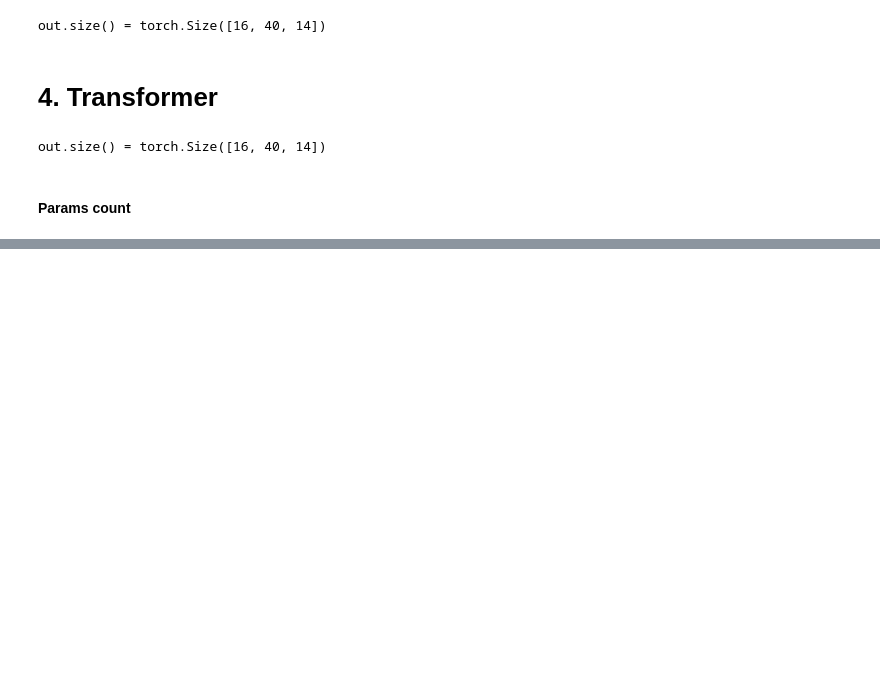
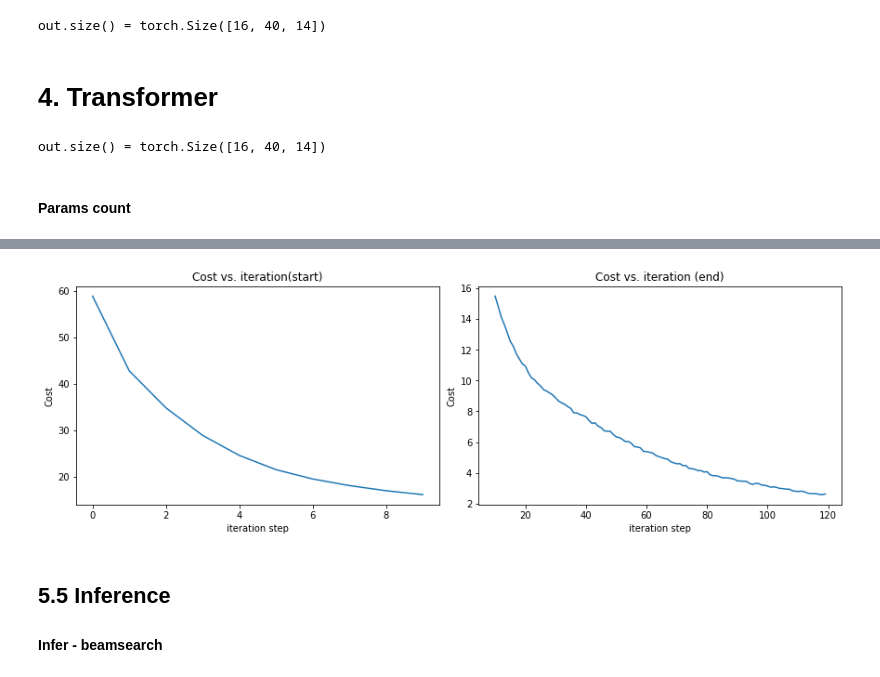
Before and after one commit to dangkhoadl/Machine-Learning-model-implementation, a Jupyter notebook: 8_Seq2Seq_Transformer/8A_Transformer_from_scratch.ipynb, the cells around one changed output, grey strips where cells are left out. Drawn from its saved outputs; the diff is of its cells as text; code cells hidden in the pictures; blank space fills up the shorter version.

```diff
--- a/8_Seq2Seq_Transformer/8A_Transformer_from_scratch.ipynb
+++ b/8_Seq2Seq_Transformer/8A_Transformer_from_scratch.ipynb
@@ -770,7 +846,7 @@ decoder = Decoder(
     forward_expansion_dim=1024,
     dropout=0.1, eps=1e-6)
 
-out = decoder(
+out, _ = decoder(
     Y_seq=Y, Y_mask=Y_mask,
     X_enc=X_enc, X_mask=X_mask)
 print(f'{out.size() = }')
@@ -840,0 +980,7 @@ Number of parameters: 172
+# %%
+X_chars = sorted(list(set(''.join(X_train)))) + ['<unk>', '<pad>', '<start>', '<end>']
+X_lexicon = { ch:idx for idx, ch in enumerate(X_chars) }
+X_lexicon_size = len(X_lexicon)
+
+print('X lexicon size:', X_lexicon_size)
+print(X_lexicon)
@@ -840,0 +1044,18 @@ Number of parameters: 172
+# %%
+# Fixed sequence length
+Tx = 32
+Ty = 17
+
+X_train_ts = get_feat_tensor(X_train, X_lexicon, pad_length=Tx)
+Y_train_ts = get_feat_tensor(Y_train, Y_lexicon, pad_length=Ty)
+
+X_test_ts = get_feat_tensor(X_test, X_lexicon, pad_length=Tx)
+Y_test_ts = get_feat_tensor(Y_test, Y_lexicon, pad_length=Ty)
+
+# X_train = (m, Tx)
+print(f'{X_train_ts.shape = }')
+print('X[0] =', X_train_ts[0], end='\n\n')
+
+# Y_train = (m, Ty)
+print(f'{Y_train_ts.shape = }')
+print('Y[0] =', Y_train_ts[0])
@@ -840,0 +1180,9 @@ Number of parameters: 172
+# %%
+print(f'{Tx = }, {X_lexicon_size = }')
+print(f'{Ty = }, {Y_lexicon_size = }')
+
+transformer, J_hist = fit(
+    X=X_train_ts, Y=Y_train_ts,
+    X_lexicon_size=X_lexicon_size, Y_lexicon_size=Y_lexicon_size,
+    X_pad_token=X_lexicon['<pad>'], Y_pad_token=Y_lexicon['<pad>'],
+    alpha=1e-3, num_iters=120, batch_size=256)
@@ -840,0 +1205,15 @@ Number of parameters: 172
+# %%
+fig, (ax1, ax2) = plt.subplots(1, 2, constrained_layout=True, figsize=(12,4))
+
+ax1.plot(J_hist[:10])
+ax2.plot(10 + np.arange(len(J_hist[10:])), J_hist[10:])
+ax1.set_title("Cost vs. iteration(start)");  ax2.set_title("Cost vs. iteration (end)")
+ax1.set_ylabel('Cost')            ;  ax2.set_ylabel('Cost')
+ax1.set_xlabel('iteration step')  ;  ax2.set_xlabel('iteration step')
+plt.show()
+# %% [output]
+[figure, added]
+# %% [markdown]
+## 5.5 Inference
+
+#### Infer - beamsearch
```
Also changed, not shown: parts of 46 cells of this notebook, 8 other files.
